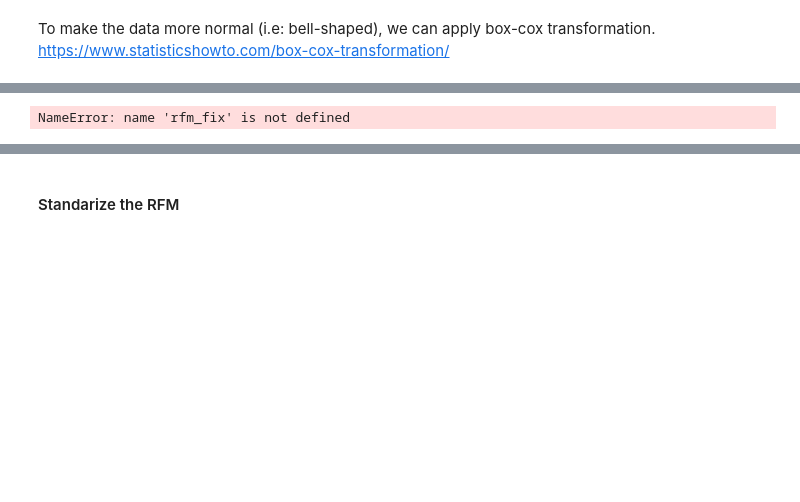
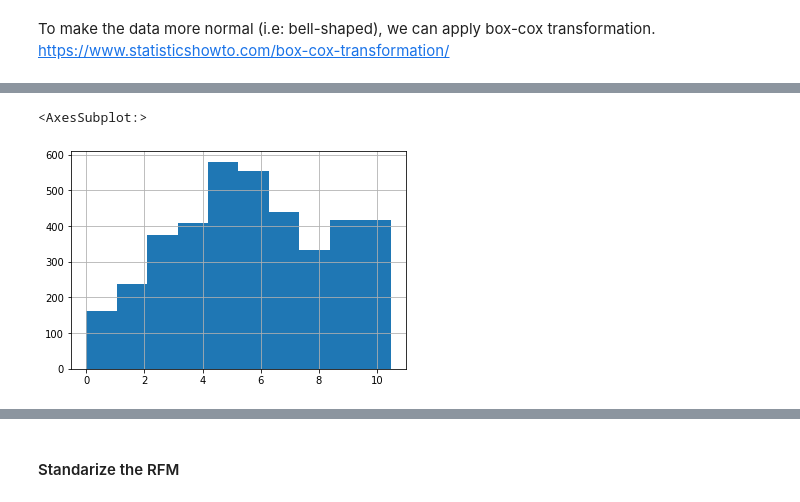
Before and after one commit to AbdullahMakhdoom/Customer_Segmentation, a Jupyter notebook: customer_segmentation.ipynb, the cells around one changed output, grey strips where cells are left out. Cells and saved outputs as stored; diff of their text form; code cells hidden in the pictures; blank space fills up the shorter version.

```diff
--- a/customer_segmentation.ipynb
+++ b/customer_segmentation.ipynb
@@ -196,4 +265,5 @@ rfm_fix.tail()
 # %%
-rfm_fix['recency'].hist()
+rfm_fix['Recency'].hist()
 # %% [output]
-NameError: name 'rfm_fix' is not defined
+<AxesSubplot:>
+[figure, added]
```
Also changed, not shown: parts of 29 cells of this notebook.
